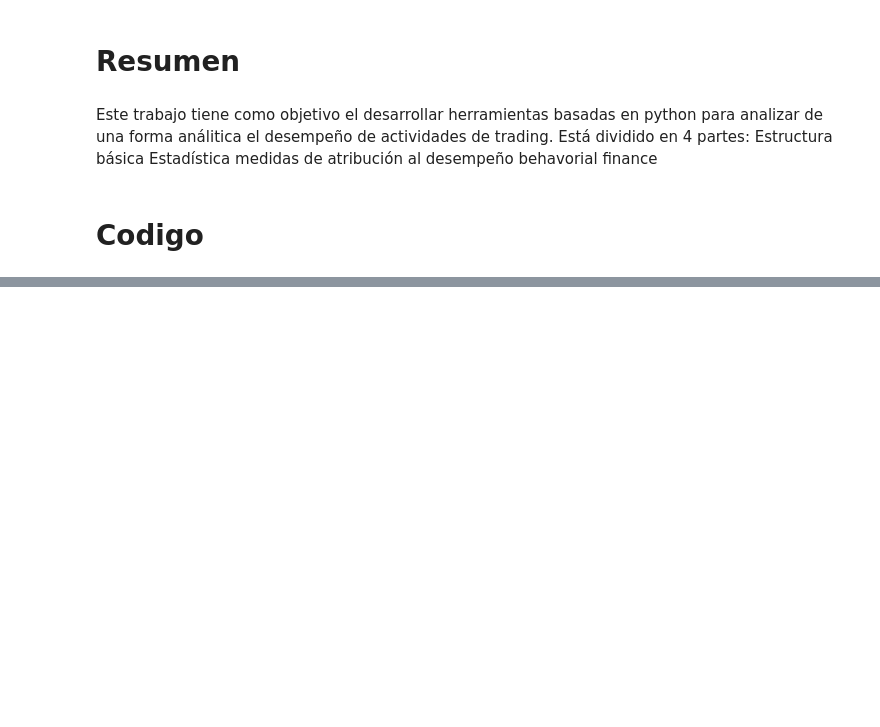
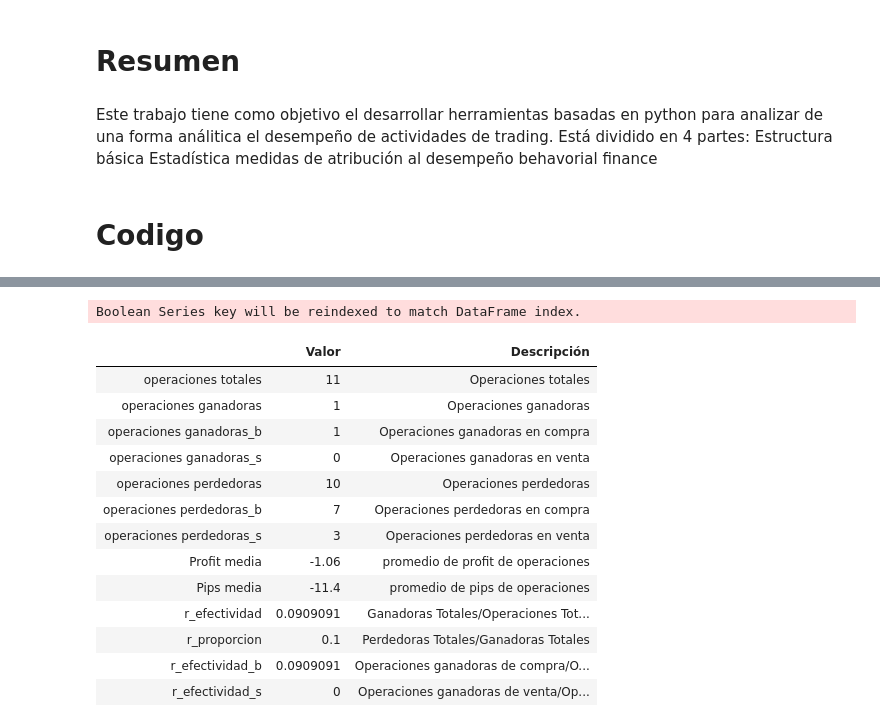
Before and after one commit to estavillo97/LAB_2_JPEU, a Jupyter notebook: Laboratorio2_JPEU.ipynb, the cells around one changed output, grey strips where cells are left out. Saved outputs shown, nothing was run; the diff lists cells and outputs as text; code cells hidden in the pictures; blank space fills up the shorter version.

```diff
--- a/Laboratorio2_JPEU.ipynb
+++ b/Laboratorio2_JPEU.ipynb
@@ -52,3 +51,23 @@ Boolean Series key will be reindexed to match DataFrame index.
 | 13 | 233780502 | 2020-02-20 01:07:00 | buy | 0.01 | usdchf | 0.98403 | 0.97044 | 1.00044 | 2020-02-24 05:39:23 | 0.9805 | ... |
 | 14 | 233815237 | 2020-02-20 15:38:00 | sell | 0.01 | eurusd | 1.07959 | 1.08983 | 1.05983 | 2020-02-24 05:39:24 | 1.08241 | ... |
 | 17 | 233970258 | 2020-02-24 05:30:32 | buy | 0.01 | gbpusd | 1.29385 | 0 | 0 | 2020-02-24 05:39:25 | 1.29366 | ... |
+# %%
+#diccionario con estadísticas de operaciones
+estadistica_operaciones = fn.f_estadisticas_ba(data)
+estadistica_operaciones['df_1_tabla']
+# %% [output]
+Boolean Series key will be reindexed to match DataFrame index.
+|  | Valor | Descripción |
+| operaciones totales | 11 | Operaciones totales |
+| operaciones ganadoras | 1 | Operaciones ganadoras |
+| operaciones ganadoras_b | 1 | Operaciones ganadoras en compra |
+| operaciones ganadoras_s | 0 | Operaciones ganadoras en venta |
+| operaciones perdedoras | 10 | Operaciones perdedoras |
+| operaciones perdedoras_b | 7 | Operaciones perdedoras en compra |
+| operaciones perdedoras_s | 3 | Operaciones perdedoras en venta |
+| Profit media | -1.06 | promedio de profit de operaciones |
+| Pips media | -11.4 | promedio de pips de operaciones |
+| r_efectividad | 0.0909091 | Ganadoras Totales/Operaciones Tot... |
+| r_proporcion | 0.1 | Perdedoras Totales/Ganadoras Totales |
+| r_efectividad_b | 0.0909091 | Operaciones ganadoras de compra/O... |
+| r_efectividad_s | 0 | Operaciones ganadoras de venta/Op... |
```
Also changed, not shown: parts of 12 cells of this notebook, 2 other files.
